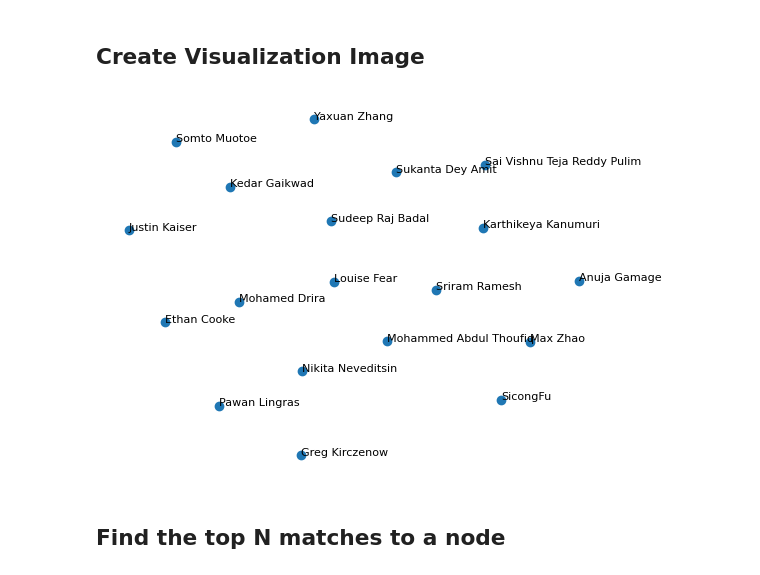
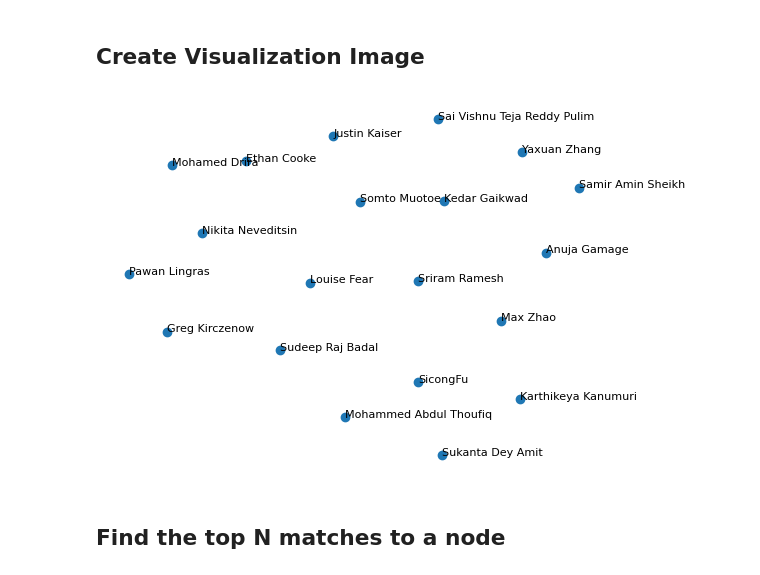
Before and after one commit to A00476491/MCDA5511_Assignment1, a Jupyter notebook: visualizer.ipynb, the cells around one changed output. Saved outputs shown, nothing was run; the diff lists cells and outputs as text; code cells hidden in the pictures.

```diff
--- a/visualizer.ipynb
+++ b/visualizer.ipynb
@@ -73,0 +78,3 @@ To support symlinks on Windows, you either need to activate Developer Mode or to
+# %%
+person_embeddings1 = generate_embedding(model='all-MiniLM-L6-v2')
+person_embeddings2 = generate_embedding(model='all-MiniLM-L12-v2')
@@ -77,5 +107,19 @@ To support symlinks on Windows, you either need to activate Developer Mode or to
 # Reducing dimensionality of embedding data, scaling to coordinate domain/range
 reducer = umap.UMAP(random_state=42) # set the seed to 42
 scaler = StandardScaler()
-scaled_data = scaler.fit_transform(list(person_embeddings.values()))
+scaled_data = scaler.fit_transform(list(person_embeddings1.values()))
 reduced_data = reducer.fit_transform(scaled_data)
+# %%
+# Creating lists of coordinates with accompanying labels
+x = [row[0] for row in reduced_data]
+y = [row[1] for row in reduced_data]
+label = list(person_embeddings1.keys())
+
+# Plotting and annotating data points
+plt.scatter(x,y)
+for i, name in enumerate(label):
+    plt.annotate(name, (x[i], y[i]), fontsize="8")
+
+# Clean-up and Export
+plt.axis('off')
+plt.savefig(project_path+'visualization.png', dpi=800)
@@ -82,20 +128,26 @@ reduced_data = reducer.fit_transform(scaled_data)
+# %%
+# Reducing dimensionality of embedding data, scaling to coordinate domain/range
+reducer = umap.UMAP(random_state=42) # set the seed to 42
+scaler = StandardScaler()
+scaled_data = scaler.fit_transform(list(person_embeddings2.values()))
+reduced_data = reducer.fit_transform(scaled_data)
 # %% [markdown]
 ## Create Visualization Image
 # %%
 # Creating lists of coordinates with accompanying labels
 x = [row[0] for row in reduced_data]
 y = [row[1] for row in reduced_data]
-label = list(person_embeddings.keys())
+label = list(person_embeddings2.keys())
 
 # Plotting and annotating data points
 plt.scatter(x,y)
 for i, name in enumerate(label):
     plt.annotate(name, (x[i], y[i]), fontsize="8")
 
 # Clean-up and Export
 plt.axis('off')
 plt.savefig(project_path+'visualization.png', dpi=800)
 # %% [output]
-[figure, old version]
+[figure, new version]
 # %% [markdown]
 ## Find the  top N matches to a node
```
Also changed, not shown: parts of 10 cells of this notebook, 1 other file.
